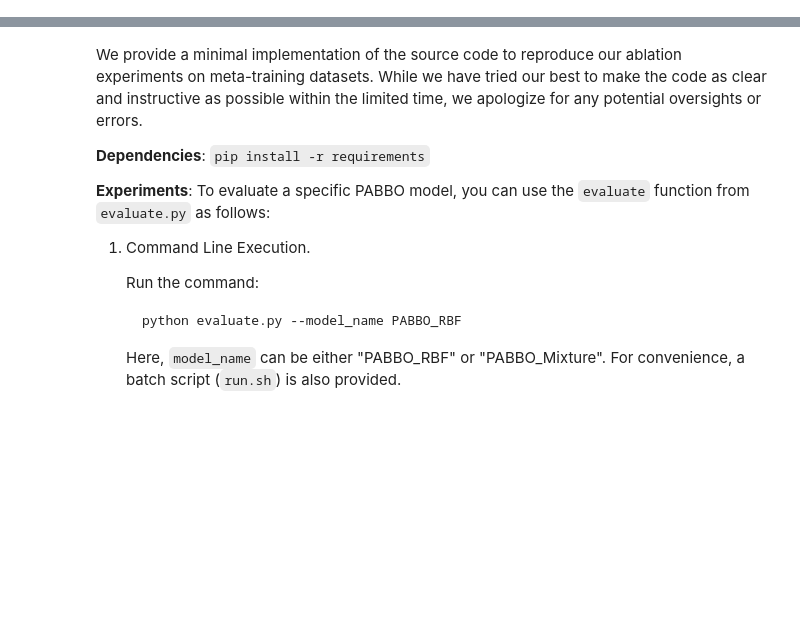
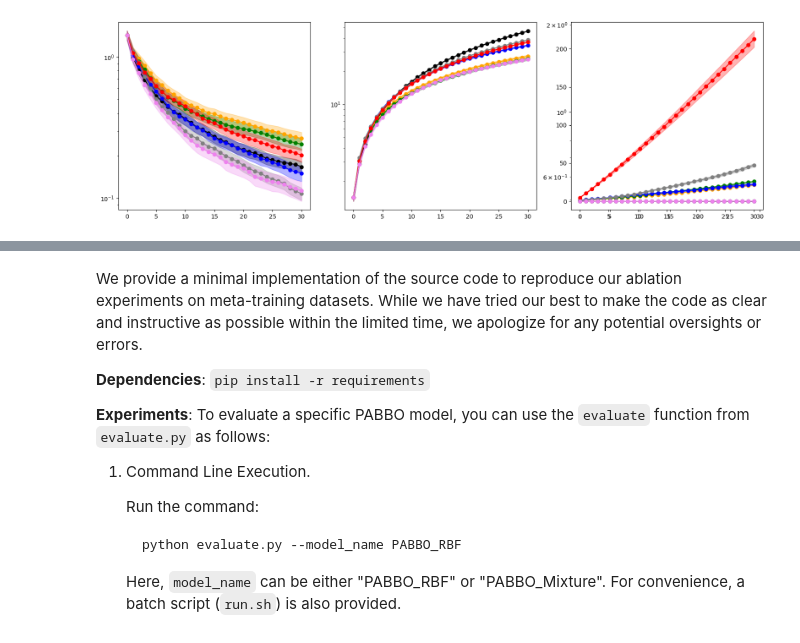
Before and after one commit to xinyuzc/PABBO, a Jupyter notebook: example.ipynb, the cells around one changed output, grey strips where cells are left out. Drawn from its saved outputs; the diff is of its cells as text; code cells hidden in the pictures; blank space fills up the shorter version.

```diff
--- a/example.ipynb
+++ b/example.ipynb
@@ -141,0 +182,42 @@ for b in range(eval_task["num_datasets"]):
+# %%
+dataname = "GP2D"
+num_dataset=30
+models = ["rs", "qEUBO", "qEI", "qTS", "qNEI", "mpes"]
+results  = {}
+for acq_function_type in models:
+    results[acq_function_type] = dict()
+    results[acq_function_type]["simple_regret"]  = list()
+    results[acq_function_type]["immediate_regret"] = list()
+    results[acq_function_type]["cumulative_regret"] = list()
+    results[acq_function_type]["inference_time"] = list()
+
+    for dataset_id in range(num_dataset):
+        simple_regret, cumulative_regret, immediate_regret, inference_time = read_pbo_results(dataname=dataname, acq_function_type=acq_function_type, dataset_id=dataset_id)
+        results[acq_function_type]["simple_regret"].append(simple_regret)
+        results[acq_function_type]["cumulative_regret"].append(cumulative_regret)
+        results[acq_function_type]["inference_time"].append(inference_time)
+        results[acq_function_type]["immediate_regret"].append(immediate_regret)
+
+    results[acq_function_type]["simple_regret"]  = torch.stack(results[acq_function_type]["simple_regret"], dim=1) # (num_seed, num_dataset, H)
+    results[acq_function_type]["cumulative_regret"] = torch.stack(results[acq_function_type]["cumulative_regret"], dim=1)
+    results[acq_function_type]["inference_time"] = torch.stack(results[acq_function_type]["inference_time"], dim=1)
+    results[acq_function_type]["immediate_regret"] = torch.stack(results[acq_function_type]["immediate_regret"], dim=1)
+    # root = f'cleaned_results/{dataname}/{acq_function_type}'
+    # if not os.path.exists(root):
+    #     os.mkdir(root)
+    # torch.save(results[acq_function_type]["simple_regret"], f"{root}/simple_regret.pt")
+    # torch.save(results[acq_function_type]["cumulative_regret"], f"{root}/cumulative_regret.pt")
+    # torch.save(results[acq_function_type]["inference_time"], f"{root}/inference_time.pt")
+    # torch.save(results[acq_function_type]["immediate_regret"], f"{root}/immediate_regret.pt")
+
+pabbo = "PABBO_GP2D_T_64_old"
+results["PABBO256"] = dict()
+root = f'results/evaluation/{dataname}/PABBO/{pabbo}'
+results["PABBO256"]["simple_regret"] =  torch.load(f"{root}/SIMPLE_REGRET_256.pt", map_location="cpu")
+results["PABBO256"]["inference_time"] = torch.load(f"{root}/CUMULATIVE_TIME_256.pt", map_location="cpu")
+results["PABBO256"]["cumulative_regret"] = torch.load(f"{root}/CUMULATIVE_REGRET_256.pt", map_location="cpu")
+results["PABBO256"]["immediate_regret"] = torch.load(f"{root}/IMMEDIATE_REGRET_256.pt", map_location="cpu")
+
+plot_results(results)
+# %% [output]
+[figure, added]
```
Also changed, not shown: parts of 39 cells of this notebook, 37 other files.
